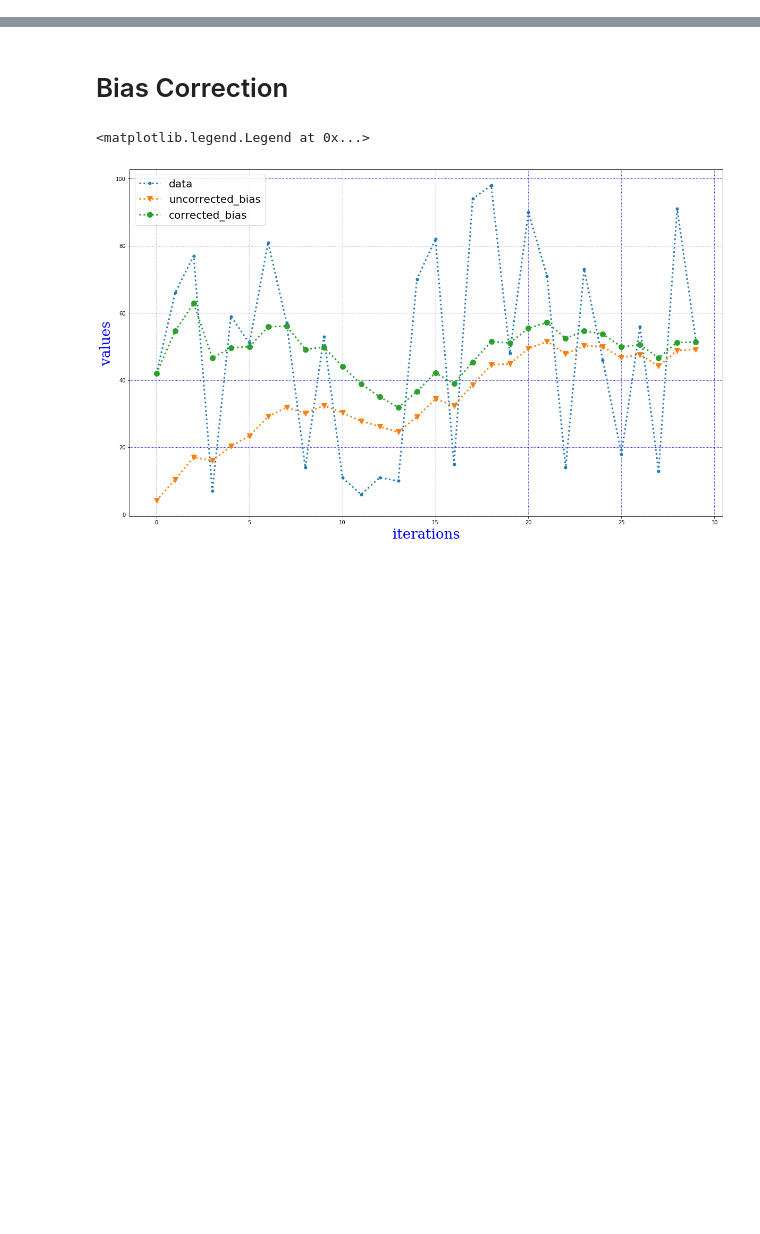
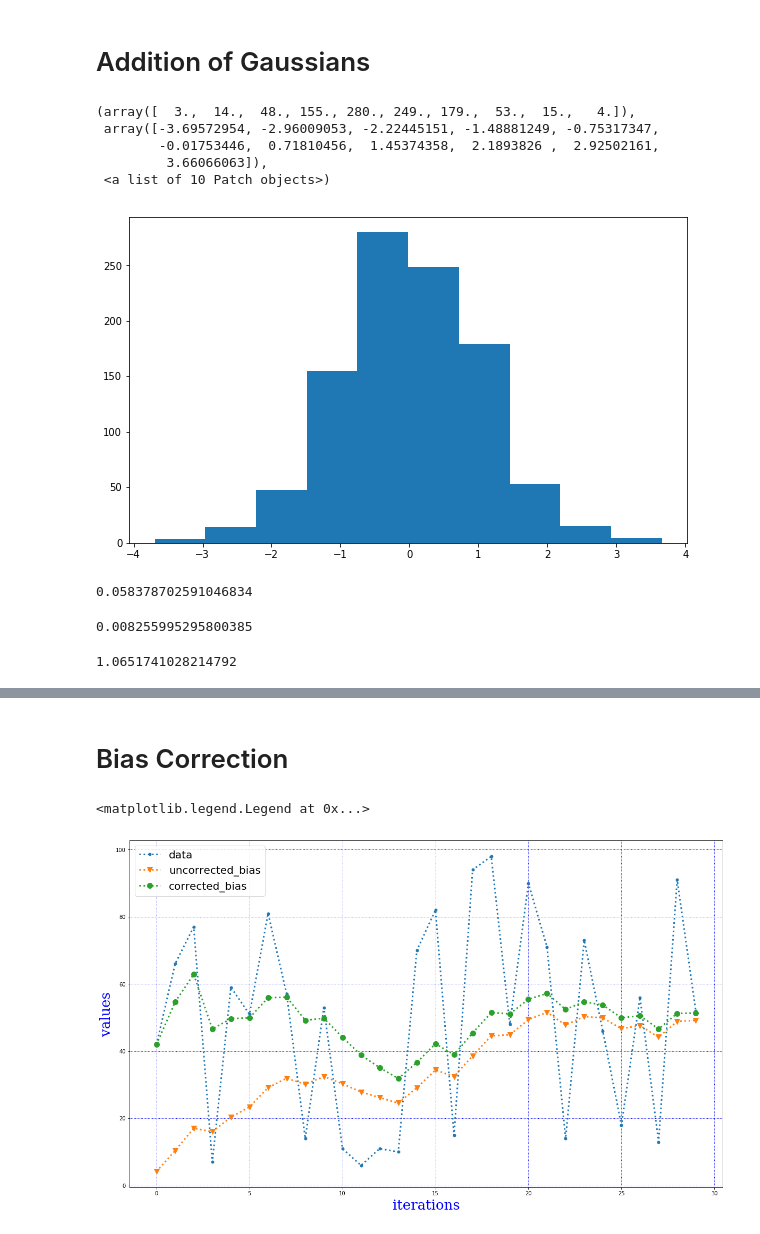
Before and after one commit to nitishsaDire/DLblog, a Jupyter notebook: experiments.ipynb, the cells around one changed output, grey strips where cells are left out. Cells and saved outputs as stored; diff of their text form; code cells hidden in the pictures; blank space fills up the shorter version.

```diff
--- a/experiments.ipynb
+++ b/experiments.ipynb
@@ -7,3 +7,5 @@ import pandas as pd
 # %%
 y = np.random.randint(1,100,30)
 # y = np.random.randn(1,100,10)
+# %% [markdown]
+# Addition of Gaussians
@@ -9,0 +14,11 @@ y = np.random.randint(1,100,30)
+# %%
+x = np.random.randn(1000)
+fig, ax = plt.subplots(figsize = (10, 6))
+ax.hist(x)
+# %% [output]
+(array([  3.,  14.,  48., 155., 280., 249., 179.,  53.,  15.,   4.]),
+ array([-3.69572954, -2.96009053, -2.22445151, -1.48881249, -0.75317347,
+        -0.01753446,  0.71810456,  1.45374358,  2.1893826 ,  2.92502161,
+         3.66066063]),
+ <a list of 10 Patch objects>)
+[figure, added]
@@ -9,0 +30,14 @@ y = np.random.randint(1,100,30)
+# %%
+np.mean(np.sum(X, axis=0))
+# %% [output]
+0.058378702591046834
+# %%
+np.mean( np.sum(X, axis = 0)/np.sqrt(50.) )
+# 0.008255995295800385
+# %% [output]
+0.008255995295800385
+# %%
+np.var( np.sum(X, axis = 0)/np.sqrt(50.) )
+# 1.0651741028214792
+# %% [output]
+1.0651741028214792
```
Also changed, not shown: parts of 4 cells of this notebook, 5 other files.
